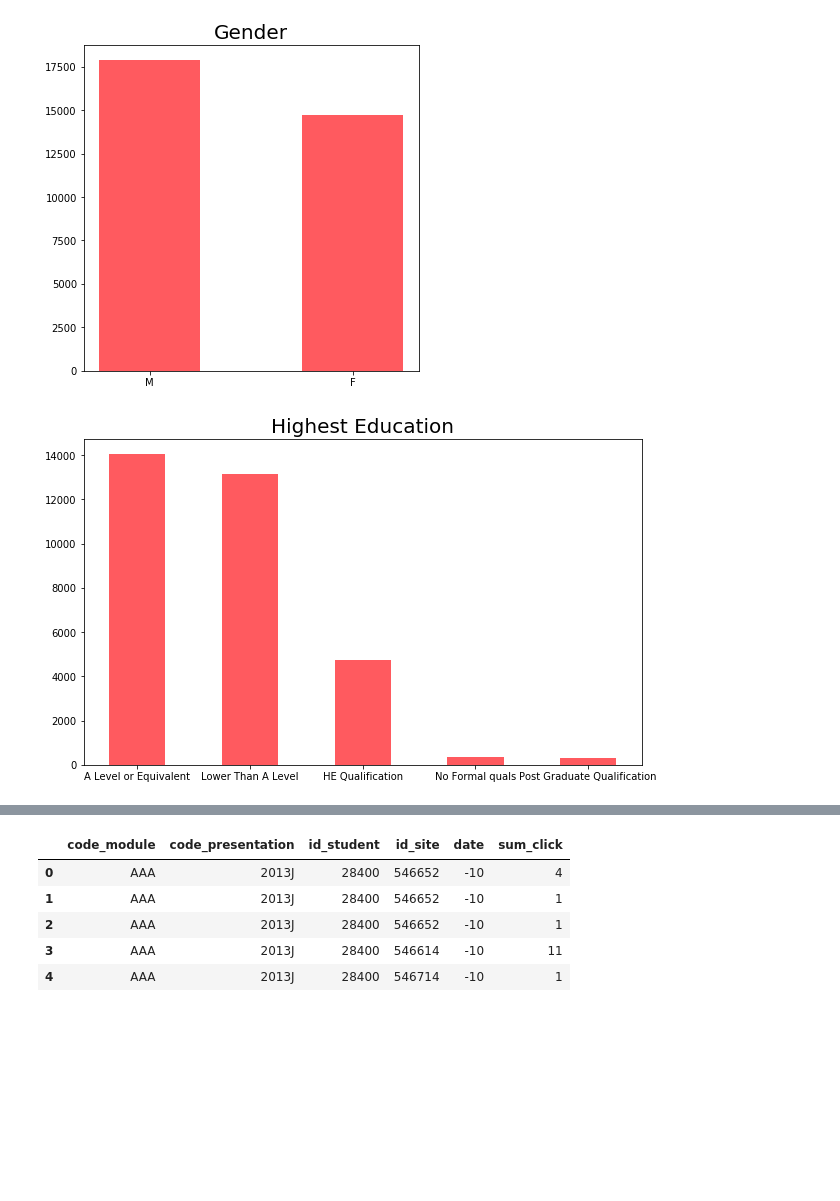
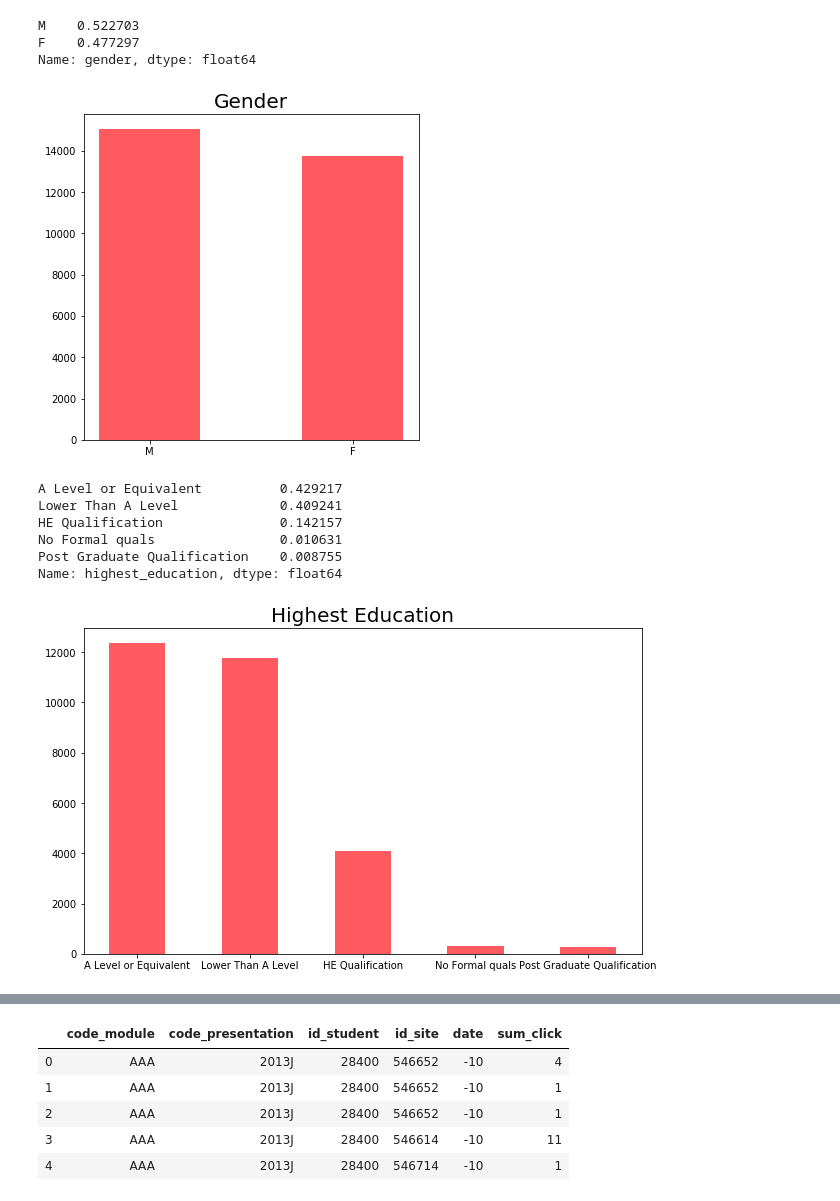
Before and after one commit to nikolholicka/curriculum, a Jupyter notebook: mod6/project_ideas/project_idea_2.ipynb, the cells around one changed output, grey strips where cells are left out. Drawn from its saved outputs; the diff is of its cells as text; code cells hidden in the pictures; blank space fills up the shorter version.

```diff
--- a/mod6/project_ideas/project_idea_2.ipynb
+++ b/mod6/project_ideas/project_idea_2.ipynb
@@ -14,0 +43,3 @@ st.head()
+# %%
+#dropping multiple records from the dataset
+st_clean = pd.DataFrame.drop_duplicates (st, subset = 'id_student')
@@ -15,28 +61,33 @@ st.head()
 # %%
 #plt.figure(figsize=(6,6))
 #plt.title('Student Gender')
 #plt.hist(st.highest_education,rwidth=5);
-
-g_dict = dict(st.gender.value_counts())
-gender = list(g_dict.keys())
-gender_values = list(g_dict.values())
-
-plt.figure(figsize=(6,6))
-plt.bar(gender, gender_values,color='#ff5a5f', width=0.5)
-plt.title('Gender',fontsize=20)
 
 def plot_cat_var(column,title,size=(10,6)):
     new_d = dict(column.value_counts())
     d_keys = list(new_d.keys())
     d_values = list(new_d.values())
 
     plt.figure(figsize=size)
     plt.bar(d_keys, d_values,color='#ff5a5f', width=0.5)
     plt.title(title,fontsize=20)
+
+plot_cat_var(st_clean.gender,'Gender',size=(6,6))
+st_clean.gender.value_counts(normalize=True)
 # %% [output]
+M    0.522703
+F    0.477297
+Name: gender, dtype: float64
-[figure, old version]
+[figure, new version]
 # %%
-plot_cat_var(st.highest_education,'Highest Education')
+plot_cat_var(st_clean.highest_education,'Highest Education')
+st_clean.highest_education.value_counts(normalize=True)
 # %% [output]
+A Level or Equivalent          0.429217
+Lower Than A Level             0.409241
+HE Qualification               0.142157
+No Formal quals                0.010631
+Post Graduate Qualification    0.008755
+Name: highest_education, dtype: float64
-[figure, old version]
+[figure, new version]
 # %%
```
Also changed, not shown: parts of 28 cells of this notebook, 1 other file.
